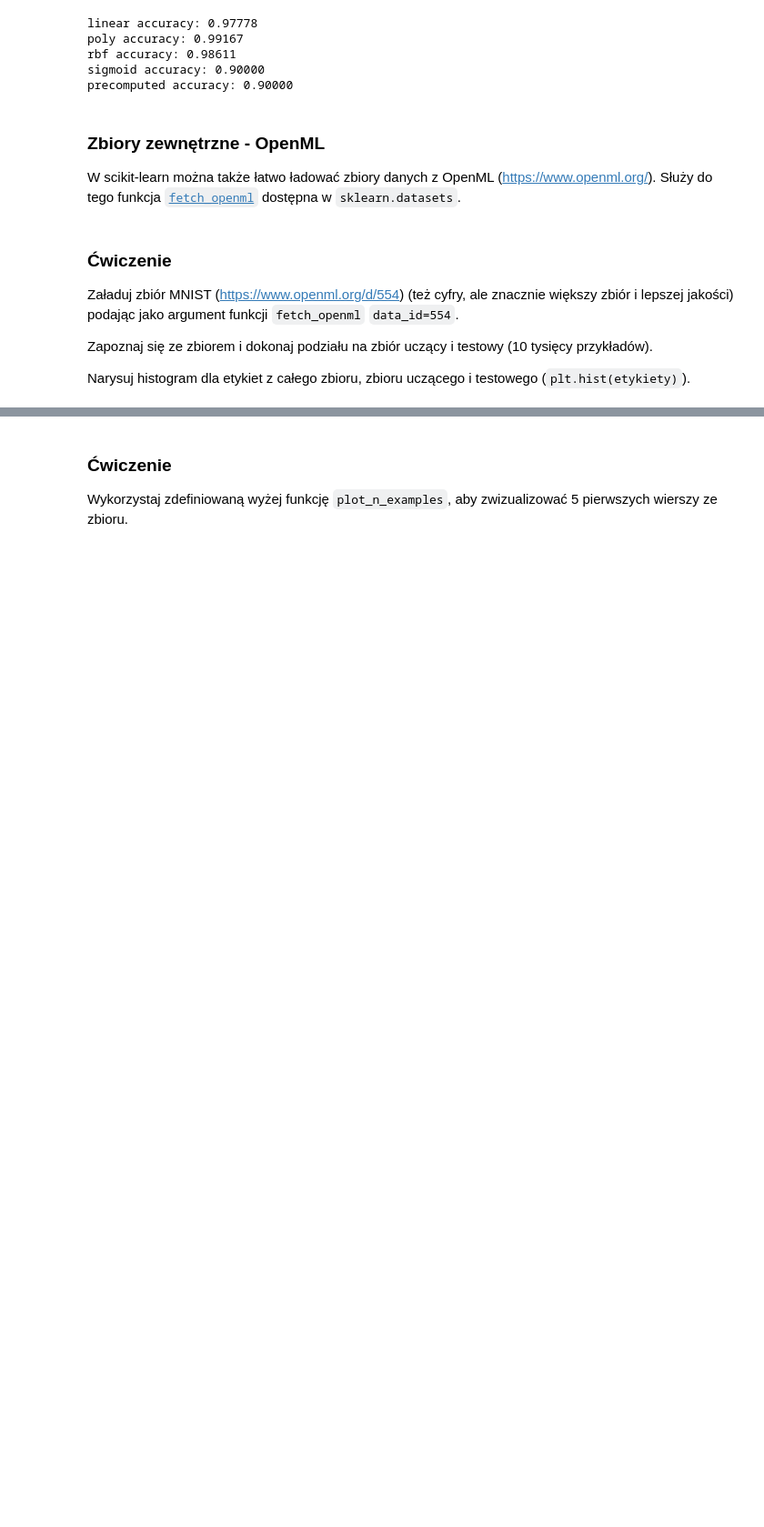
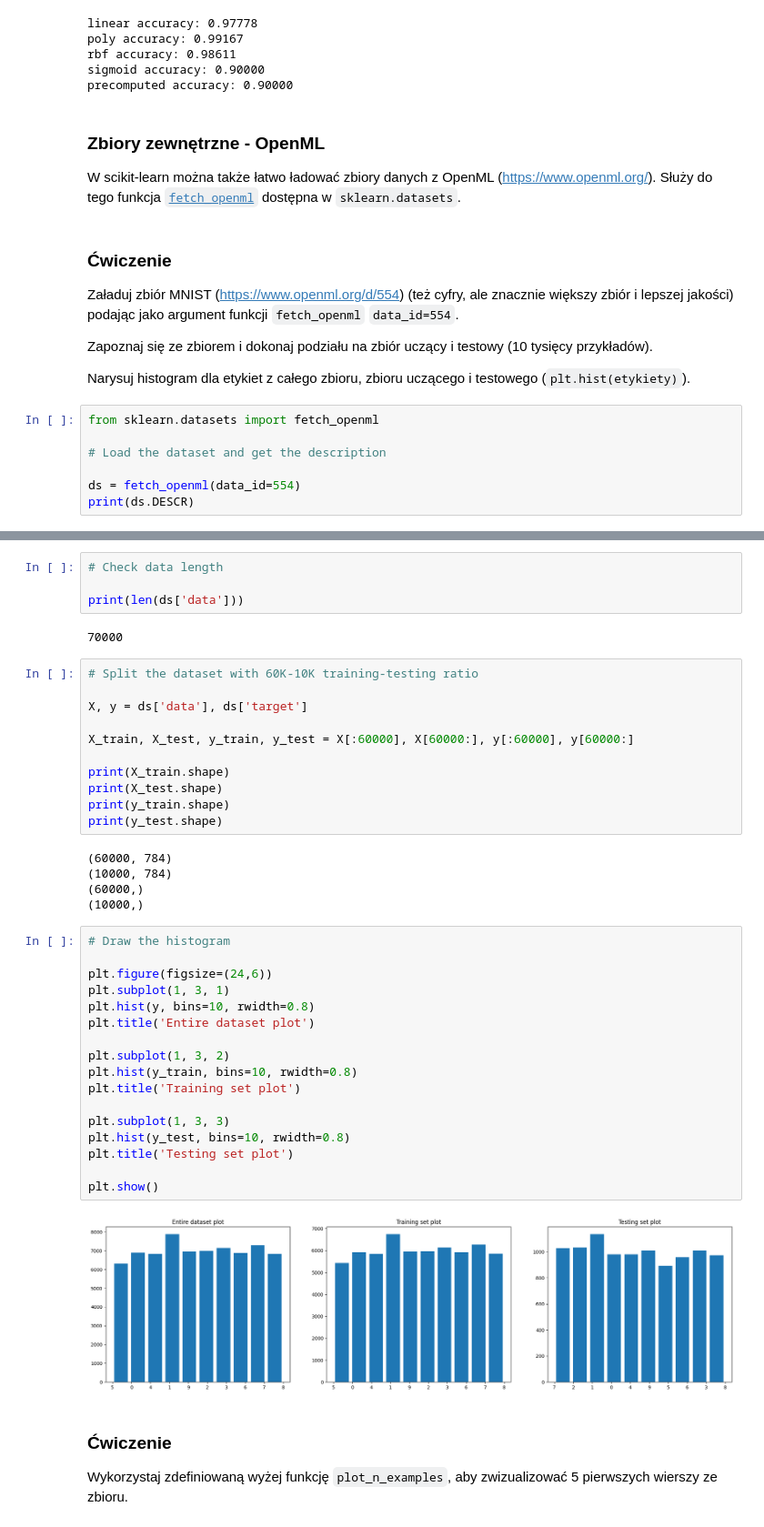
Before and after one commit to mikeatta/uni, a Jupyter notebook: Sem V/Machine-learning/WDUM4.ipynb, the cells around one changed output, grey strips where cells are left out. Shown at 91% size. Drawn from its saved outputs; the diff is of its cells as text; blank space fills up the shorter version.

```diff
--- a/Sem V/Machine-learning/WDUM4.ipynb
+++ b/Sem V/Machine-learning/WDUM4.ipynb
@@ -191,3 +192,10 @@ Załaduj zbiór MNIST (https://www.openml.org/d/554) (też cyfry, ale znacznie w
 Zapoznaj się ze zbiorem i dokonaj podziału na zbiór uczący i testowy (10 tysięcy przykładów).
 
 Narysuj histogram dla etykiet z całego zbioru, zbioru uczącego i testowego (`plt.hist(etykiety)`).
+# %%
+from sklearn.datasets import fetch_openml
+
+# Load the dataset and get the description
+
+ds = fetch_openml(data_id=554)
+print(ds.DESCR)
@@ -194,3 +216,44 @@ Narysuj histogram dla etykiet z całego zbioru, zbioru uczącego i testowego (`p
+# %%
+# Check data length
+
+print(len(ds['data']))
+# %% [output]
+70000
+# %%
+# Split the dataset with 60K-10K training-testing ratio
+
+X, y = ds['data'], ds['target']
+
+X_train, X_test, y_train, y_test = X[:60000], X[60000:], y[:60000], y[60000:]
+
+print(X_train.shape)
+print(X_test.shape)
+print(y_train.shape)
+print(y_test.shape)
+# %% [output]
+(60000, 784)
+(10000, 784)
+(60000,)
+(10000,)
+# %%
+# Draw the histogram
+
+plt.figure(figsize=(24,6))
+plt.subplot(1, 3, 1)
+plt.hist(y, bins=10, rwidth=0.8)
+plt.title('Entire dataset plot')
+
+plt.subplot(1, 3, 2)
+plt.hist(y_train, bins=10, rwidth=0.8)
+plt.title('Training set plot')
+
+plt.subplot(1, 3, 3)
+plt.hist(y_test, bins=10, rwidth=0.8)
+plt.title('Testing set plot')
+
+plt.show()
+# %% [output]
+[figure, added]
 # %% [markdown]
 ### Ćwiczenie
 
```
Also changed, not shown: parts of 15 cells of this notebook.
